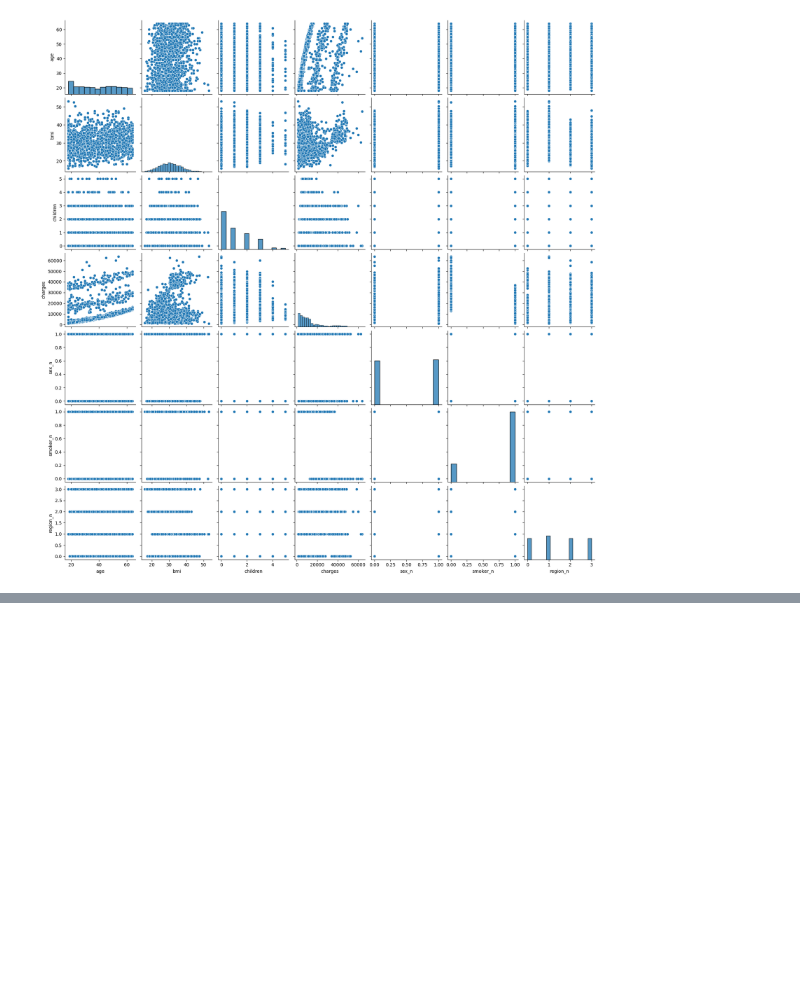
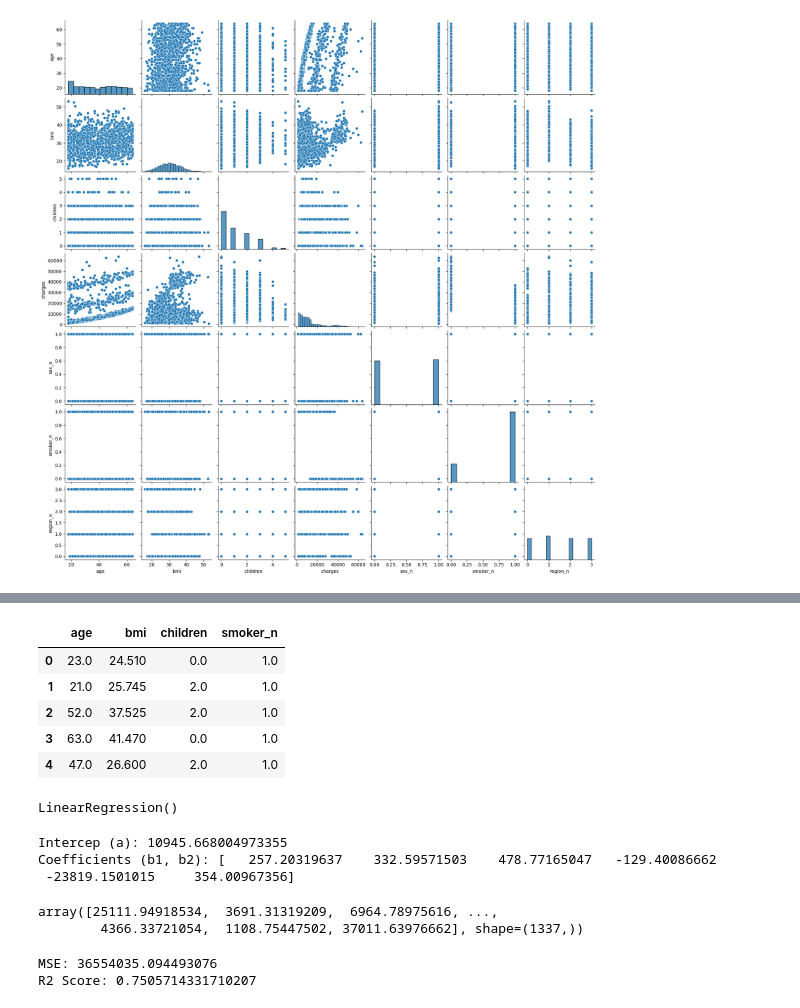
Before and after one commit to Adrian-Mas/Ejercicio_Regresi-n_Lineal, a Jupyter notebook: src/explore.ipynb, the cells around one changed output, grey strips where cells are left out. Cells and saved outputs as stored; diff of their text form; code cells hidden in the pictures; blank space fills up the shorter version.

```diff
--- a/src/explore.ipynb
+++ b/src/explore.ipynb
@@ -174,6 +174,6 @@ plt.show()
 # %% [output]
 [figure]
 # %%
-df["sex_n"] = pd.factorize(df["sex"])[0]
-df["smoker_n"] = pd.factorize(df["smoker"])[0]
-df["region_n"] = pd.factorize(df["region"])[0]
+df_sin_duplicados["sex_n"] = pd.factorize(df_sin_duplicados["sex"])[0]
+df_sin_duplicados["smoker_n"] = pd.factorize(df_sin_duplicados["smoker"])[0]
+df_sin_duplicados["region_n"] = pd.factorize(df_sin_duplicados["region"])[0]
@@ -193,3 +209,10 @@ sns.pairplot(data = df)
 # %% [output]
 <seaborn.axisgrid.PairGrid at 0x...>
 [figure]
+# %%
+columns_to_drop = ['sex', 'smoker', 'region']
+
+df_sin_duplicados = df_sin_duplicados.drop(columns=columns_to_drop, errors='ignore')
+
+
+print(df_sin_duplicados)
@@ -195,0 +234,26 @@ sns.pairplot(data = df)
+# %%
+# Feature selection
+
+from sklearn.feature_selection import SelectKBest, f_regression
+from sklearn.model_selection import train_test_split
+
+X = df_sin_duplicados.drop("charges", axis = 1)
+y = df_sin_duplicados["charges"]
+
+X_train, X_test, y_train, y_test = train_test_split(X, y, test_size = 0.2, random_state = 42)
+
+selection_model = SelectKBest(f_regression, k = 4)
+selection_model.fit(X_train, y_train)
+
+selected_columns = X_train.columns[selection_model.get_support()]
+X_train_sel = pd.DataFrame(selection_model.transform(X_train), columns = selected_columns)
+X_test_sel = pd.DataFrame(selection_model.transform(X_test), columns = selected_columns)
+
+X_train_sel.head()
+# %% [output]
+|  | age | bmi | children | smoker_n |
+| 0 | 23.0 | 24.510 | 0.0 | 1.0 |
+| 1 | 21.0 | 25.745 | 2.0 | 1.0 |
+| 2 | 52.0 | 37.525 | 2.0 | 1.0 |
+| 3 | 63.0 | 41.470 | 0.0 | 1.0 |
+| 4 | 47.0 | 26.600 | 2.0 | 1.0 |
@@ -195,0 +265,28 @@ sns.pairplot(data = df)
+# %%
+from sklearn.linear_model import LinearRegression
+
+model = LinearRegression()
+model.fit(X_train, y_train)
+# %% [output]
+LinearRegression()
+# %%
+print(f"Intercep (a): {model.intercept_}")
+print(f"Coefficients (b1, b2): {model.coef_}")
+# %% [output]
+Intercep (a): 10945.668004973355
+Coefficients (b1, b2): [   257.20319637    332.59571503    478.77165047   -129.40086662
+ -23819.1501015     354.00967356]
+# %%
+y_pred = model.predict(X_test)
+y_pred
+# %% [output]
+array([25111.94918534,  3691.31319209,  6964.78975616, ...,
+        4366.33721054,  1108.75447502, 37011.63976662], shape=(1337,))
+# %%
+from sklearn.metrics import mean_squared_error, r2_score
+
+print(f"MSE: {mean_squared_error(y_test, y_pred)}")
+print(f"R2 Score: {r2_score(y_test, y_pred)}")
+# %% [output]
+MSE: 36554035.094493076
+R2 Score: 0.7505714331710207
```
Also changed, not shown: parts of 11 cells of this notebook.
